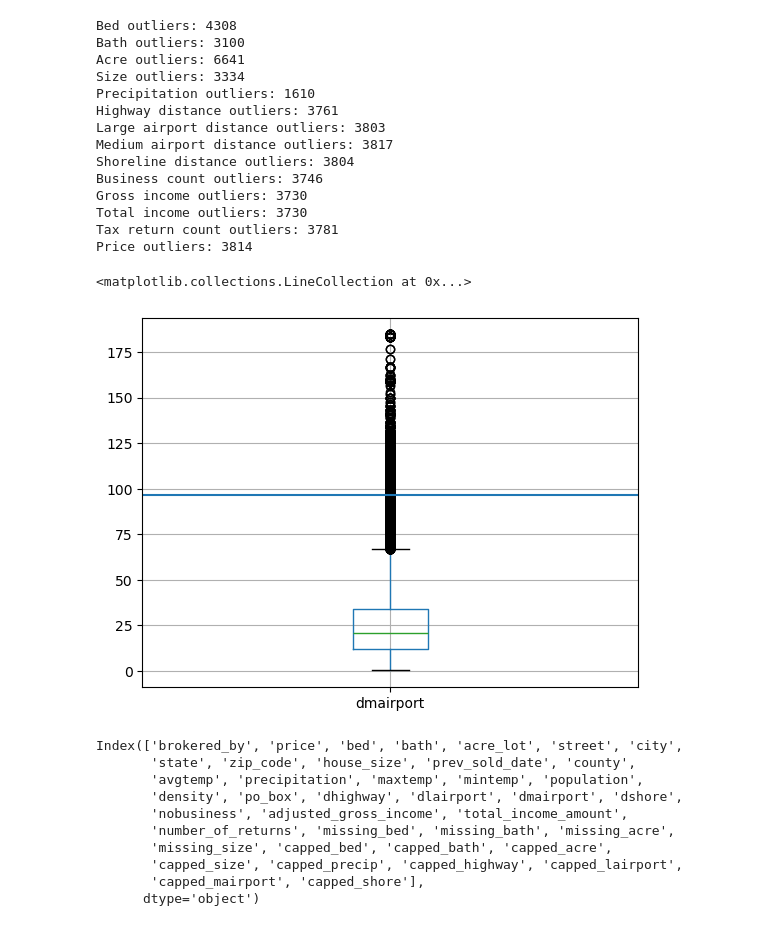
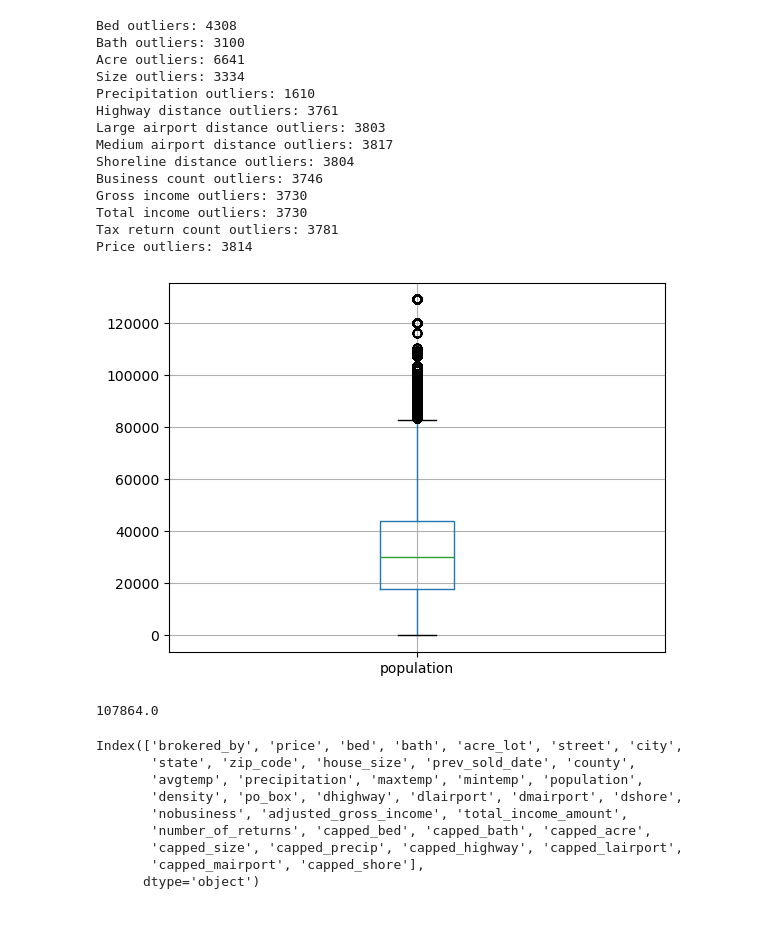
Before and after one commit to luke-dillon/PlacementProject, a Jupyter notebook: cleaning.ipynb, the cells around one changed output. Cells and saved outputs as stored; diff of their text form; code cells hidden in the pictures.

```diff
--- a/cleaning.ipynb
+++ b/cleaning.ipynb
@@ -169,23 +164,26 @@ Gross income outliers: 3730
 Total income outliers: 3730
 Tax return count outliers: 3781
 Price outliers: 3814
-# %%
-# In advance of outlier capping, add a flag to say it was done
-sold_merged['capped_bed'] = (sold_merged['bed'] > sold_merged.bed.quantile(0.99)).astype('int')
-sold_merged['capped_bath'] = (sold_merged['bath'] > sold_merged.bath.quantile(0.99)).astype('int')
-sold_merged['capped_acre'] = (sold_merged['acre_lot'] > sold_merged.acre_lot.quantile(0.99)).astype('int')
-sold_merged['capped_size'] = (sold_merged['house_size'] > sold_merged.house_size.quantile(0.995)).astype('int')
-sold_merged['capped_precip'] = (sold_merged['precipitation'] > sold_merged.precipitation.quantile(0.95)).astype('int')
-sold_merged['capped_highway'] = (sold_merged['dhighway'] > sold_merged.dhighway.quantile(0.99)).astype('int')
-sold_merged['capped_lairport'] = (sold_merged['dhighway'] > sold_merged.dhighway.quantile(0.99)).astype('int')
-sold_merged['capped_mairport'] = (sold_merged['dhighway'] > sold_merged.dhighway.quantile(0.99)).astype('int')
-sold_merged['capped_shore'] = (sold_merged['dhighway'] > sold_merged.dhighway.quantile(0.99)).astype('int')
 # %%
-sold_merged.boxplot('dmairport')
-plt.hlines(y = sold_merged.dmairport.quantile(0.995), xmin = 0.5, xmax = 1.5)
+x = 'population'
+sold_merged.boxplot(x)
+plt.show()
+print(sold_merged[x].quantile(0.998))
+# plt.hlines(y = sold_merged[x].quantile(0.975), xmin = 0.5, xmax = 1.5)
+
+# avgtemp no boxplot outliers
+# precipitation upper whisker is approx 100, there are a small number of boxplot outliers under 120 (Cap at 100, not a percentile, such a small number)
+# mintemp no boxplot outliers
+# maxtemp no boxplot outliers
+# population upper whisker around 80k, outliers approaching 130k
+# density many bad outliers far from the upper whisker, upper whisker at around 4000 while outlirs approach 60000
+# dhighway many bad outliers again, upper whisker around 300 while one outlier is over 500
+# dlairport many bad outliers again, upper whisker around 230, outliers go above 1000
+# dmairport third whisker around 65, outliers over 175
+# dshore .95
 # %% [output]
+[figure, new version]
-<matplotlib.collections.LineCollection at 0x...>
+107864.0
-[figure, old version]
 # %%
 sold_merged.columns
 # %% [output]
@@ -194,8 +192,7 @@ Index(['brokered_by', 'price', 'bed', 'bath', 'acre_lot', 'street', 'city',
        'avgtemp', 'precipitation', 'maxtemp', 'mintemp', 'population',
        'density', 'po_box', 'dhighway', 'dlairport', 'dmairport', 'dshore',
        'nobusiness', 'adjusted_gross_income', 'total_income_amount',
-       'number_of_returns', 'missing_bed', 'missing_bath', 'missing_acre',
-       'missing_size', 'capped_bed', 'capped_bath', 'capped_acre',
+       'number_of_returns', 'capped_bed', 'capped_bath', 'capped_acre',
        'capped_size', 'capped_precip', 'capped_highway', 'capped_lairport',
        'capped_mairport', 'capped_shore'],
       dtype='object')
```
Also changed, not shown: parts of 39 cells of this notebook.
